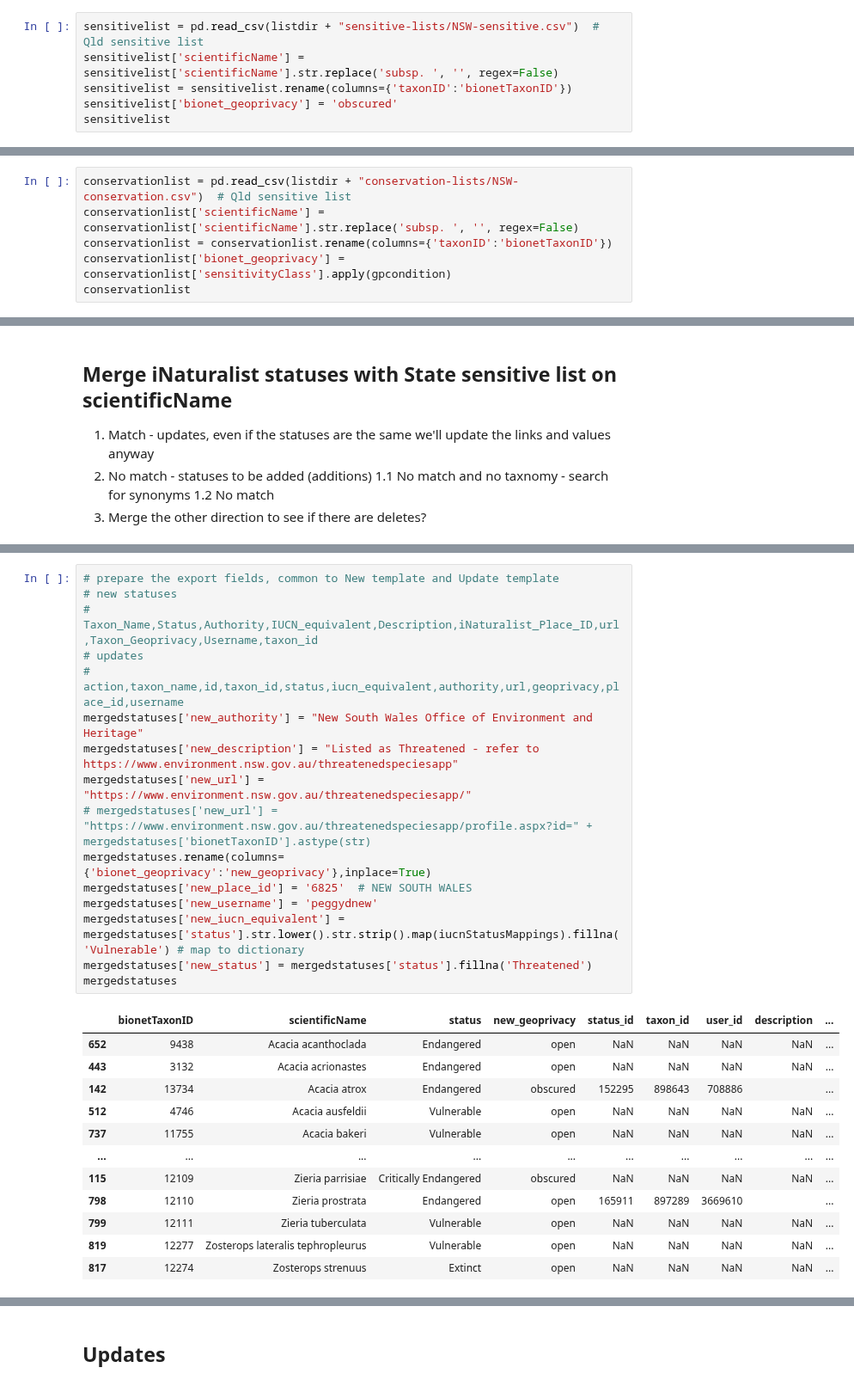
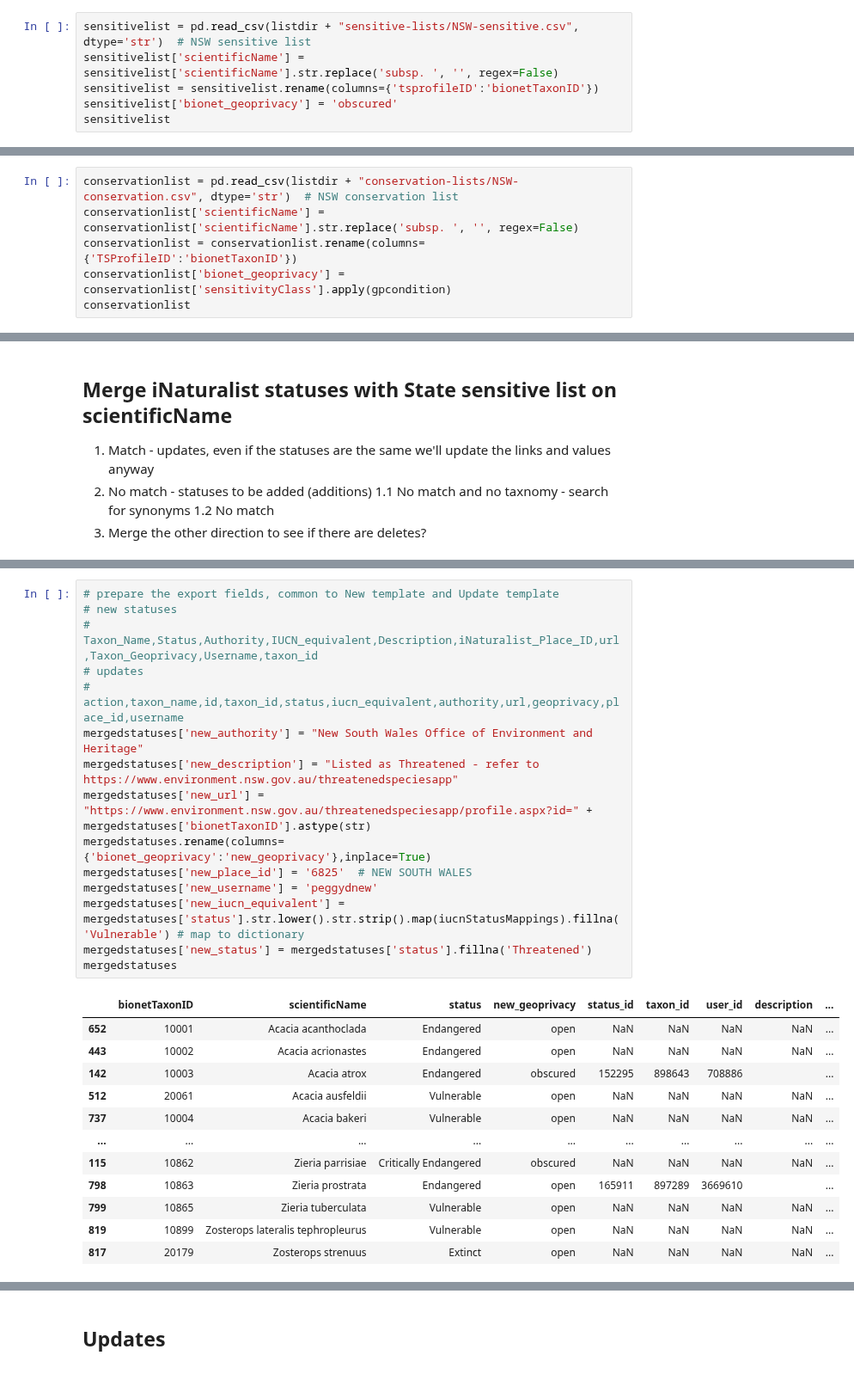
Before and after one commit to AtlasOfLivingAustralia/authoritative-lists, a Jupyter notebook: source-code/py-notebook/inaturalist-statuses/nsw.ipynb, the cells around one changed output, grey strips where cells are left out. Shown at 86% size. Drawn from its saved outputs; the diff is of its cells as text.

Commit message:
Updated ACT and NSW. Fixed NSW conservation list format of TSProfileID

```diff
--- a/source-code/py-notebook/inaturalist-statuses/nsw.ipynb
+++ b/source-code/py-notebook/inaturalist-statuses/nsw.ipynb
@@ -109,7 +109,7 @@ overrides
 # %%
-sensitivelist = pd.read_csv(listdir + "sensitive-lists/NSW-sensitive.csv")  # Qld sensitive list
+sensitivelist = pd.read_csv(listdir + "sensitive-lists/NSW-sensitive.csv", dtype='str')  # NSW sensitive list
 sensitivelist['scientificName'] = sensitivelist['scientificName'].str.replace('subsp. ', '', regex=False)
-sensitivelist = sensitivelist.rename(columns={'taxonID':'bionetTaxonID'})
+sensitivelist = sensitivelist.rename(columns={'tsprofileID':'bionetTaxonID'})
 sensitivelist['bionet_geoprivacy'] = 'obscured'
 sensitivelist
 # %% [output]
@@ -135,9 +135,9 @@ def gpcondition(x):
     else:
         return 'open'
 # %%
-conservationlist = pd.read_csv(listdir + "conservation-lists/NSW-conservation.csv")  # Qld sensitive list
+conservationlist = pd.read_csv(listdir + "conservation-lists/NSW-conservation.csv", dtype='str')  # NSW conservation list
 conservationlist['scientificName'] = conservationlist['scientificName'].str.replace('subsp. ', '', regex=False)
-conservationlist = conservationlist.rename(columns={'taxonID':'bionetTaxonID'})
+conservationlist = conservationlist.rename(columns={'TSProfileID':'bionetTaxonID'})
 conservationlist['bionet_geoprivacy'] = conservationlist['sensitivityClass'].apply(gpcondition)
 conservationlist
 # %% [output]
@@ -237,32 +238,31 @@ mergedstatuses
 # %%
 # prepare the export fields, common to New template and Update template
 # new statuses
 # Taxon_Name,Status,Authority,IUCN_equivalent,Description,iNaturalist_Place_ID,url,Taxon_Geoprivacy,Username,taxon_id
 # updates
 # action,taxon_name,id,taxon_id,status,iucn_equivalent,authority,url,geoprivacy,place_id,username
 mergedstatuses['new_authority'] = "New South Wales Office of Environment and Heritage"
 mergedstatuses['new_description'] = "Listed as Threatened - refer to https://www.environment.nsw.gov.au/threatenedspeciesapp"
-mergedstatuses['new_url'] = "https://www.environment.nsw.gov.au/threatenedspeciesapp/"
-# mergedstatuses['new_url'] = "https://www.environment.nsw.gov.au/threatenedspeciesapp/profile.aspx?id=" + mergedstatuses['bionetTaxonID'].astype(str)
+mergedstatuses['new_url'] = "https://www.environment.nsw.gov.au/threatenedspeciesapp/profile.aspx?id=" + mergedstatuses['bionetTaxonID'].astype(str)
 mergedstatuses.rename(columns={'bionet_geoprivacy':'new_geoprivacy'},inplace=True)
 mergedstatuses['new_place_id'] = '6825'  # NEW SOUTH WALES
 mergedstatuses['new_username'] = 'peggydnew'
 mergedstatuses['new_iucn_equivalent'] = mergedstatuses['status'].str.lower().str.strip().map(iucnStatusMappings).fillna('Vulnerable') # map to dictionary
 mergedstatuses['new_status'] = mergedstatuses['status'].fillna('Threatened')
 mergedstatuses
 # %% [output]
 |  | bionetTaxonID | scientificName | status | new_geoprivacy | status_id | taxon_id | user_id | description | ... |
-| 652 | 9438 | Acacia acanthoclada | Endangered | open | NaN | NaN | NaN | NaN | ... |
-| 443 | 3132 | Acacia acrionastes | Endangered | open | NaN | NaN | NaN | NaN | ... |
-| 142 | 13734 | Acacia atrox | Endangered | obscured | 152295 | 898643 | 708886 |  | ... |
-| 512 | 4746 | Acacia ausfeldii | Vulnerable | open | NaN | NaN | NaN | NaN | ... |
-| 737 | 11755 | Acacia bakeri | Vulnerable | open | NaN | NaN | NaN | NaN | ... |
+| 652 | 10001 | Acacia acanthoclada | Endangered | open | NaN | NaN | NaN | NaN | ... |
+| 443 | 10002 | Acacia acrionastes | Endangered | open | NaN | NaN | NaN | NaN | ... |
+| 142 | 10003 | Acacia atrox | Endangered | obscured | 152295 | 898643 | 708886 |  | ... |
+| 512 | 20061 | Acacia ausfeldii | Vulnerable | open | NaN | NaN | NaN | NaN | ... |
+| 737 | 10004 | Acacia bakeri | Vulnerable | open | NaN | NaN | NaN | NaN | ... |
 | ... | ... | ... | ... | ... | ... | ... | ... | ... | ... |
-| 115 | 12109 | Zieria parrisiae | Critically Endangered | obscured | NaN | NaN | NaN | NaN | ... |
-| 798 | 12110 | Zieria prostrata | Endangered | open | 165911 | 897289 | 3669610 |  | ... |
-| 799 | 12111 | Zieria tuberculata | Vulnerable | open | NaN | NaN | NaN | NaN | ... |
-| 819 | 12277 | Zosterops lateralis tephropleurus | Vulnerable | open | NaN | NaN | NaN | NaN | ... |
-| 817 | 12274 | Zosterops strenuus | Extinct | open | NaN | NaN | NaN | NaN | ... |
+| 115 | 10862 | Zieria parrisiae | Critically Endangered | obscured | NaN | NaN | NaN | NaN | ... |
+| 798 | 10863 | Zieria prostrata | Endangered | open | 165911 | 897289 | 3669610 |  | ... |
+| 799 | 10865 | Zieria tuberculata | Vulnerable | open | NaN | NaN | NaN | NaN | ... |
+| 819 | 10899 | Zosterops lateralis tephropleurus | Vulnerable | open | NaN | NaN | NaN | NaN | ... |
+| 817 | 20179 | Zosterops strenuus | Extinct | open | NaN | NaN | NaN | NaN | ... |
 1031 rows × 21 columns
 # %% [markdown]
 ## Updates
```
Also changed, not shown: parts of 9 cells of this notebook, 3 other files.
